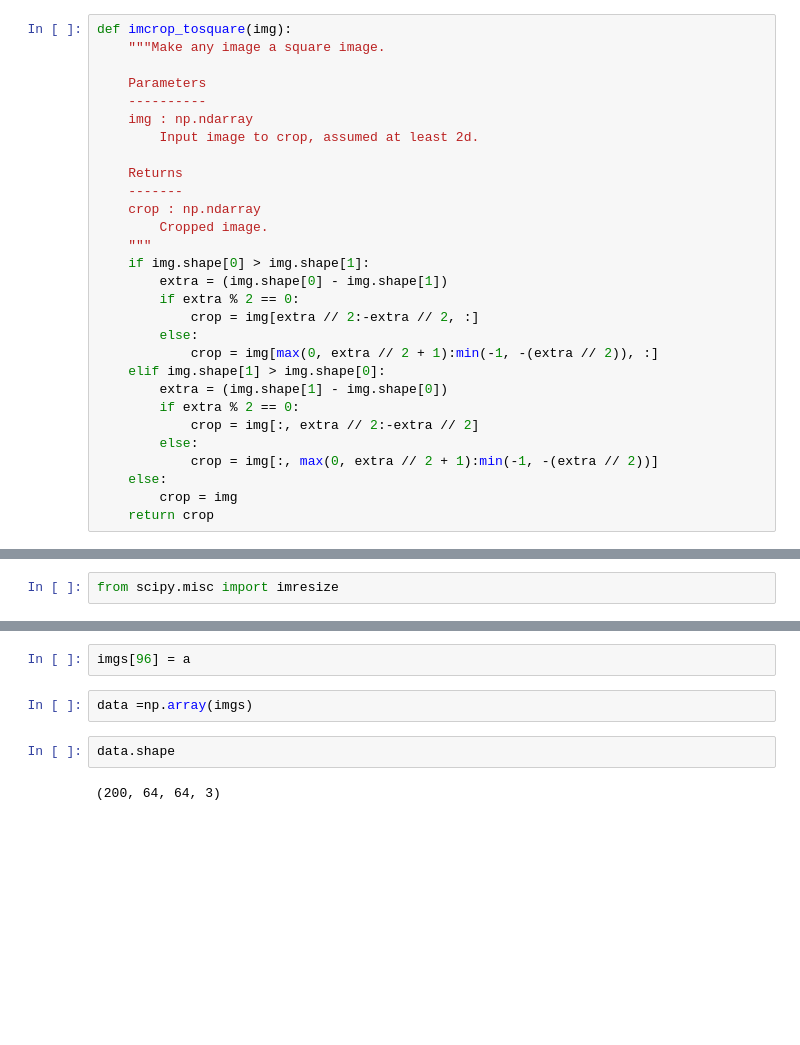
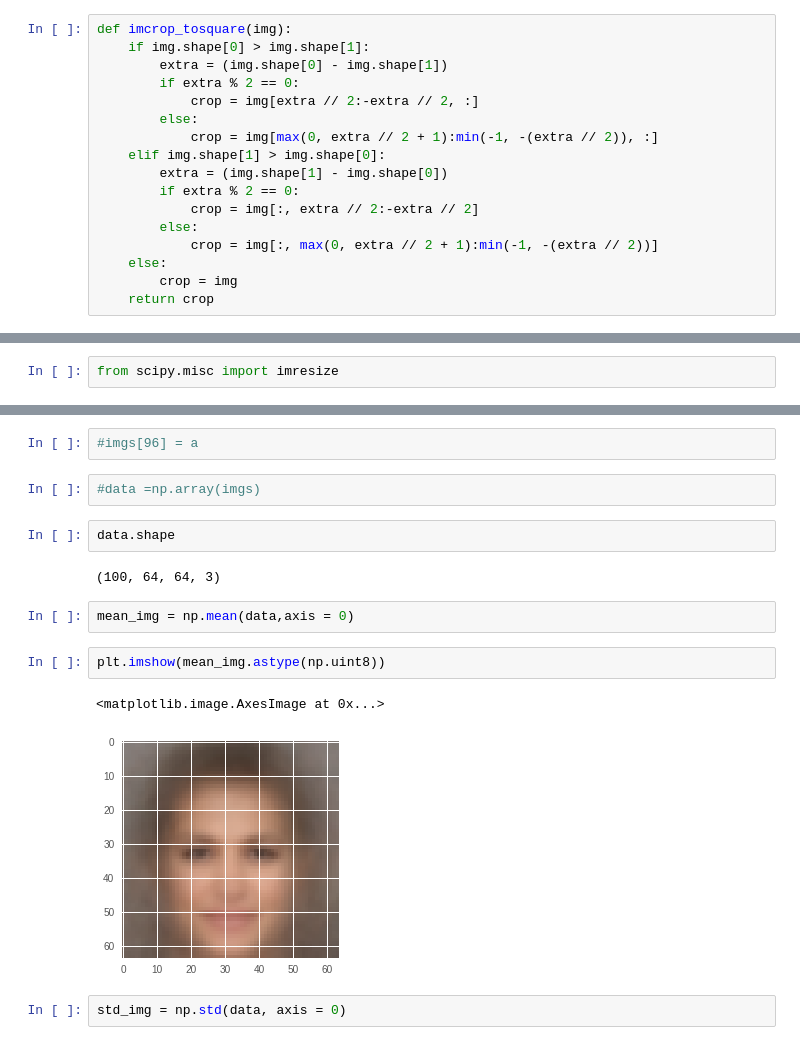
Before and after one commit to sg1791/Kadenze_Image_dataset_processing, a Jupyter notebook: Kadenze_celebface_dataset.ipynb, the cells around one changed output, grey strips where cells are left out. Cells and saved outputs as stored; diff of their text form; blank space fills up the shorter version.

```diff
--- a/Kadenze_celebface_dataset.ipynb
+++ b/Kadenze_celebface_dataset.ipynb
@@ -114,17 +129,5 @@ plt.imshow(img[90])
 # %%
 def imcrop_tosquare(img):
-    """Make any image a square image.
-
-    Parameters
-    ----------
-    img : np.ndarray
-        Input image to crop, assumed at least 2d.
-
-    Returns
-    -------
-    crop : np.ndarray
-        Cropped image.
-    """
     if img.shape[0] > img.shape[1]:
         extra = (img.shape[0] - img.shape[1])
         if extra % 2 == 0:
@@ -188,10 +187,19 @@ print (a.shape)
 (64, 64, 4)
 (64, 64, 3)
 # %%
-imgs[96] = a
+#imgs[96] = a
 # %%
-data =np.array(imgs)
+#data =np.array(imgs)
 # %%
 data.shape
 # %% [output]
-(200, 64, 64, 3)
+(100, 64, 64, 3)
+# %%
+mean_img = np.mean(data,axis = 0)
+# %%
+plt.imshow(mean_img.astype(np.uint8))
+# %% [output]
+<matplotlib.image.AxesImage at 0x...>
+[figure, added]
+# %%
+std_img = np.std(data, axis = 0)
```
Also changed, not shown: parts of 36 cells of this notebook.
